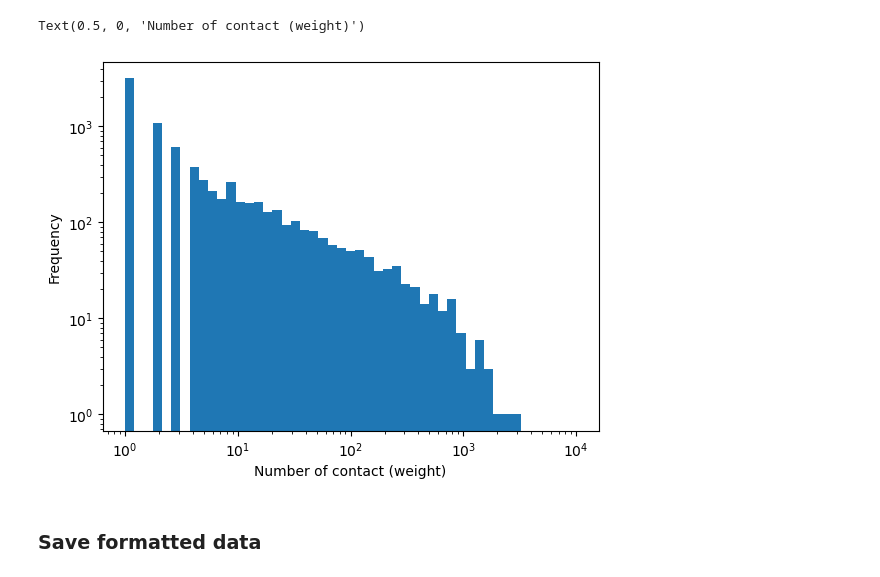
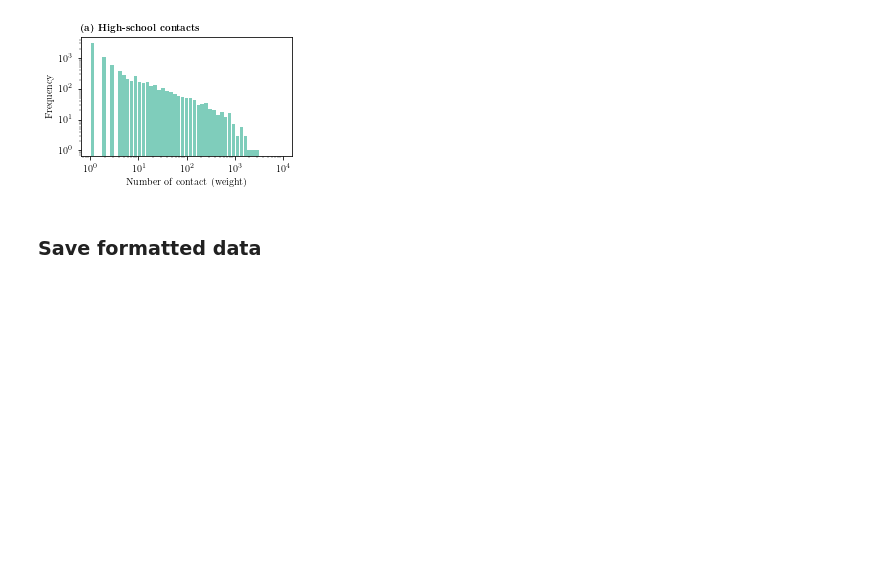
Before and after one commit to gstonge/heterogeneous-transmission, a Jupyter notebook: inference/format_sociopattern.ipynb, the cells around one changed output. Saved outputs shown, nothing was run; the diff lists cells and outputs as text; code cells hidden in the pictures; blank space fills up the shorter version.

```diff
--- a/inference/format_sociopattern.ipynb
+++ b/inference/format_sociopattern.ipynb
@@ -3,6 +3,24 @@ import json
 import numpy as np
 from collections import defaultdict
 import matplotlib.pyplot as plt
+import pickle
+import numpy as np
+from matplotlib.colors import LinearSegmentedColormap
+
+#plot parameters
+font_size=10
+plt.style.use('seaborn-paper')
+plt.rc('text', usetex=True)
+plt.rc('font',family='serif',serif='Computer Modern')
+plt.rc('xtick', labelsize=font_size)
+plt.rc('ytick', labelsize=font_size)
+plt.rc('axes', labelsize=font_size)
+plt.rc('legend', fontsize=font_size-1)
+
+#color list
+color_list = ["#c7e9b4","#7fcdbb","#41b6c4","#1d91c0","#225ea8", "#0c2c84"]
+newcm = LinearSegmentedColormap.from_list('ColorMap',color_list)
+color_list2 = ["#2b83ba","#fdae61","#83b692","#d36060","#8E7891"] #["#2b83ba","#d7191c","#fdae61"]
 # %%
 data = json.load(open('dat/contact-high-school.json','r'))
 # %%
@@ -23,14 +41,20 @@ for group,weight in group_dict.items():
     groups.append(list(group))
     weights.append(weight)
 # %%
-plt.hist(weights,bins=np.logspace(0,4))
+width = 7.057/2.
+height = width/1.5
+fig, axes = plt.subplots(ncols=1, nrows=1, figsize=(width,height))
+plt.subplots_adjust(left=0.15, bottom=0.2, right=0.98,
+                    top=0.9, wspace=0.5, hspace=0.6)
+plt.hist(weights,bins=np.logspace(0,4), color=color_list[1],rwidth=0.9)
 plt.xscale('log')
 plt.yscale('log')
 plt.ylabel('Frequency')
 plt.xlabel('Number of contact (weight)')
+plt.title(r'\textbf{(a) High-school contacts}',loc='left')
+plt.savefig('../figs/frequency_sociopattern.pdf')
 # %% [output]
-Text(0.5, 0, 'Number of contact (weight)')
-[figure, old version]
+[figure, new version]
 # %%
 edge_list = []
 for i,group in enumerate(groups):
```
Also changed, not shown: 5 other files.
